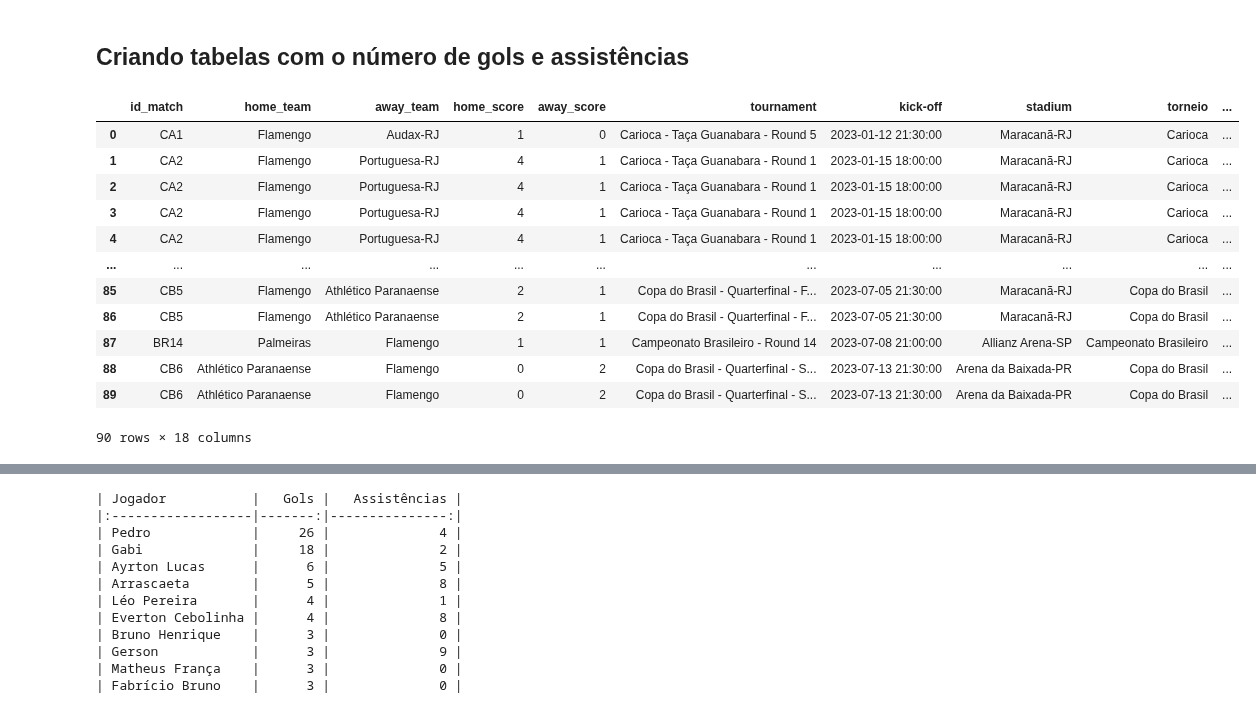
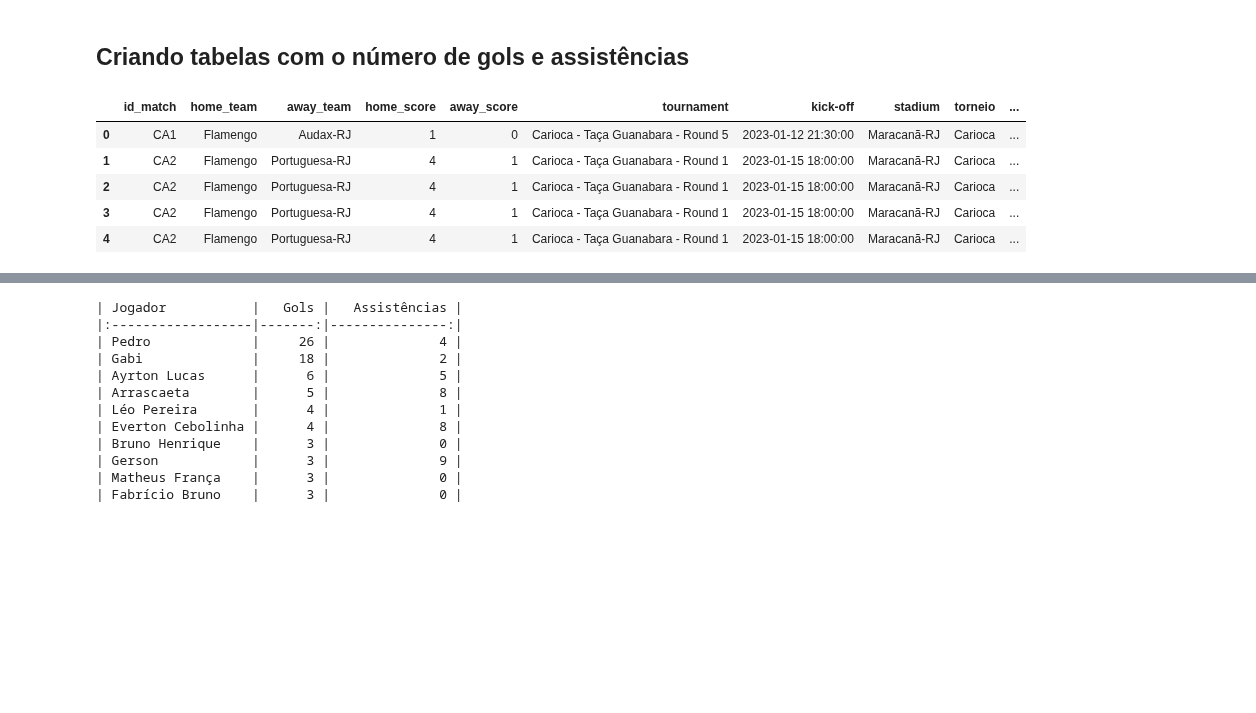
Before and after one commit to williamjouse/jogos-Flamengo-2023, a Jupyter notebook: Untitled.ipynb, the cells around one changed output, grey strips where cells are left out. Cells and saved outputs as stored; diff of their text form; code cells hidden in the pictures; blank space fills up the shorter version.

```diff
--- a/Untitled.ipynb
+++ b/Untitled.ipynb
@@ -176,21 +177,14 @@ Aproveitamento pontos: 88/138
 # %%
 # Fazendo o merge dos dataframes jogos e gols
 df = pd.merge(jogos, gols, on = 'id_match')
-df
+df.head()
 # %% [output]
 |  | id_match | home_team | away_team | home_score | away_score | tournament | kick-off | stadium | torneio | ... |
 | 0 | CA1 | Flamengo | Audax-RJ | 1 | 0 | Carioca - Taça Guanabara - Round 5 | 2023-01-12 21:30:00 | Maracanã-RJ | Carioca | ... |
 | 1 | CA2 | Flamengo | Portuguesa-RJ | 4 | 1 | Carioca - Taça Guanabara - Round 1 | 2023-01-15 18:00:00 | Maracanã-RJ | Carioca | ... |
 | 2 | CA2 | Flamengo | Portuguesa-RJ | 4 | 1 | Carioca - Taça Guanabara - Round 1 | 2023-01-15 18:00:00 | Maracanã-RJ | Carioca | ... |
 | 3 | CA2 | Flamengo | Portuguesa-RJ | 4 | 1 | Carioca - Taça Guanabara - Round 1 | 2023-01-15 18:00:00 | Maracanã-RJ | Carioca | ... |
 | 4 | CA2 | Flamengo | Portuguesa-RJ | 4 | 1 | Carioca - Taça Guanabara - Round 1 | 2023-01-15 18:00:00 | Maracanã-RJ | Carioca | ... |
-| ... | ... | ... | ... | ... | ... | ... | ... | ... | ... | ... |
-| 85 | CB5 | Flamengo | Athlético Paranaense | 2 | 1 | Copa do Brasil - Quarterfinal - F... | 2023-07-05 21:30:00 | Maracanã-RJ | Copa do Brasil | ... |
-| 86 | CB5 | Flamengo | Athlético Paranaense | 2 | 1 | Copa do Brasil - Quarterfinal - F... | 2023-07-05 21:30:00 | Maracanã-RJ | Copa do Brasil | ... |
-| 87 | BR14 | Palmeiras | Flamengo | 1 | 1 | Campeonato Brasileiro - Round 14 | 2023-07-08 21:00:00 | Allianz Arena-SP | Campeonato Brasileiro | ... |
-| 88 | CB6 | Athlético Paranaense | Flamengo | 0 | 2 | Copa do Brasil - Quarterfinal - S... | 2023-07-13 21:30:00 | Arena da Baixada-PR | Copa do Brasil | ... |
-| 89 | CB6 | Athlético Paranaense | Flamengo | 0 | 2 | Copa do Brasil - Quarterfinal - S... | 2023-07-13 21:30:00 | Arena da Baixada-PR | Copa do Brasil | ... |
-90 rows × 18 columns
 # %%
 # Quantidade de gols por jogador
 df_gols_counts = pd.DataFrame(df.gols.value_counts())
```
Also changed, not shown: parts of 3 cells of this notebook, 5 other files.
